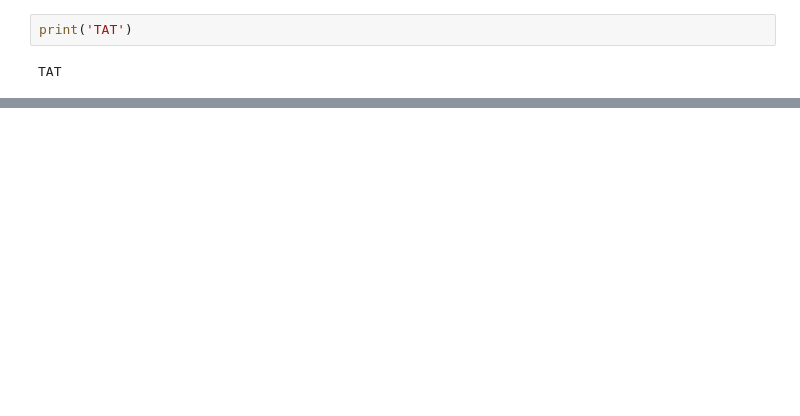
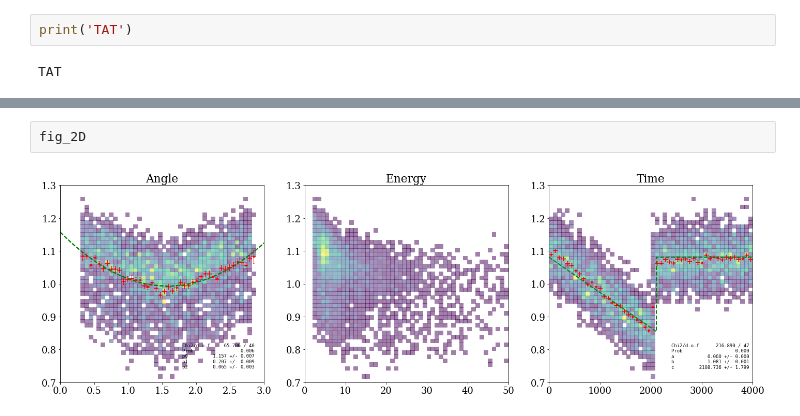
Before and after one commit to gaozmm/Playground_gaozm, a Jupyter notebook: Play_for_stats/Problem_set/ProblemSet2020_KianGao.ipynb, the cells around one changed output, grey strips where cells are left out. Cells and saved outputs as stored; diff of their text form; blank space fills up the shorter version.

```diff
--- a/Play_for_stats/Problem_set/ProblemSet2020_KianGao.ipynb
+++ b/Play_for_stats/Problem_set/ProblemSet2020_KianGao.ipynb
@@ -639,0 +812,4 @@ TAT
+# %%
+fig_2D
+# %% [output]
+[figure, added]
```
Also changed, not shown: parts of 34 cells of this notebook, 2 other files.
